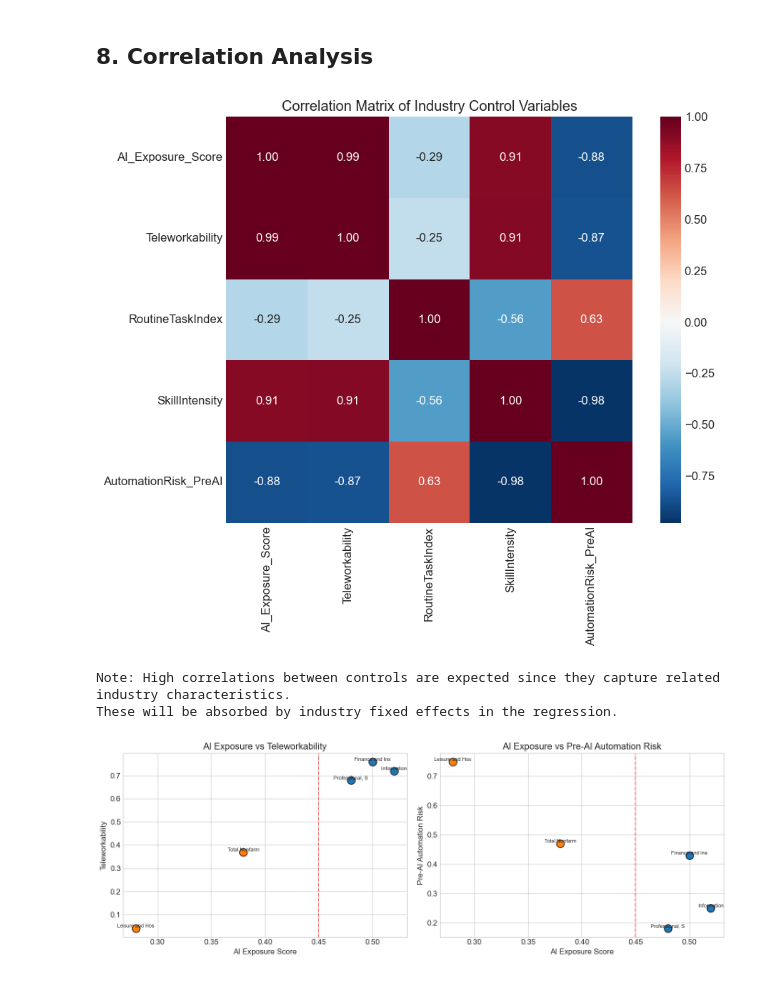
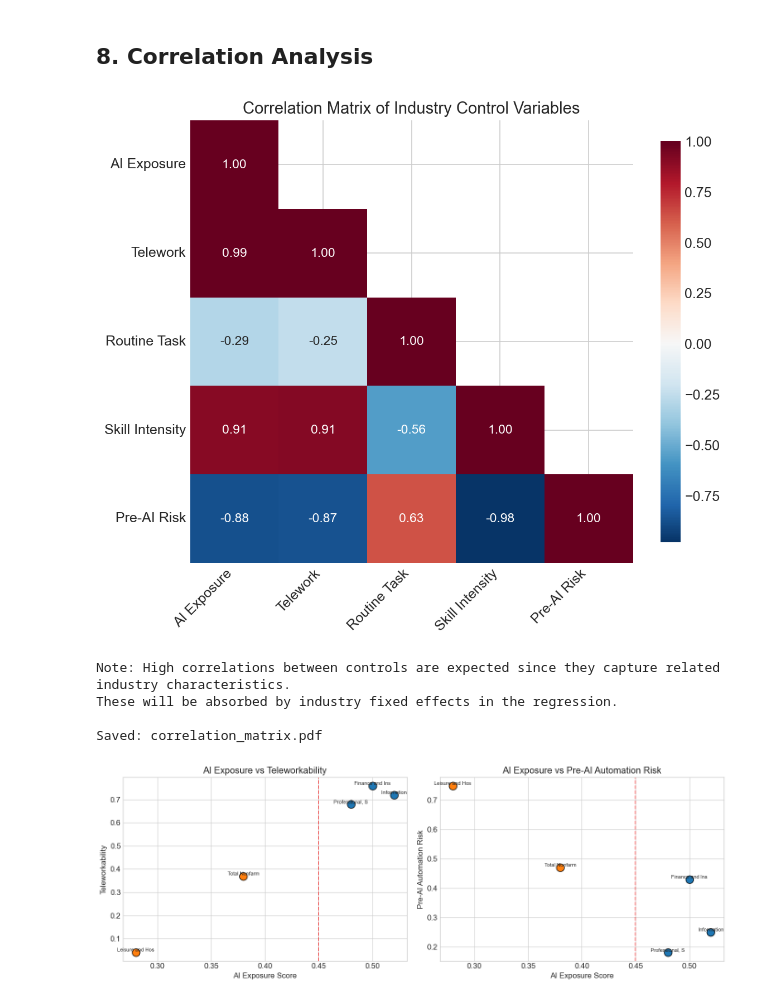
Before and after one commit to jeevanbhatta/AI_Effects_On_Labour_Market, a Jupyter notebook: analysis/preliminary_analysis.ipynb, the cells around one changed output. Cells and saved outputs as stored; diff of their text form; code cells hidden in the pictures.

```diff
--- a/analysis/preliminary_analysis.ipynb
+++ b/analysis/preliminary_analysis.ipynb
@@ -1,18 +1,21 @@
 # %% [markdown]
 ## 1. Setup and Data Loading
 # %%
-!pip install pandas numpy matplotlib seaborn
-
 import pandas as pd
 import numpy as np
 import matplotlib.pyplot as plt
 import seaborn as sns
+import os
+
+# Create figures directory if it doesn't exist
+os.makedirs('../paper/figures', exist_ok=True)
 
 # Set style
 plt.style.use('seaborn-v0_8-whitegrid')
 sns.set_palette('colorblind')
 plt.rcParams['figure.figsize'] = (12, 6)
 plt.rcParams['font.size'] = 12
+plt.rcParams['figure.dpi'] = 150
 
 # Suppress warnings
 import warnings
@@ -458,25 +500,42 @@ This differential shock should be considered in robustness checks.
 # %%
 # Correlation matrix for control variables
 control_vars = ['AI_Exposure_Score', 'Teleworkability', 'RoutineTaskIndex',
                 'SkillIntensity', 'AutomationRisk_PreAI']
 
 # Get unique industry-level values
 industry_controls = df.groupby('Industry')[control_vars].first()
 
-fig, ax = plt.subplots(figsize=(10, 8))
+fig, ax = plt.subplots(figsize=(8, 7))
 corr_matrix = industry_controls.corr()
+
+# Create a mask for upper triangle
+mask = np.triu(np.ones_like(corr_matrix, dtype=bool), k=1)
+
 sns.heatmap(corr_matrix, annot=True, cmap='RdBu_r', center=0,
-            square=True, ax=ax, fmt='.2f')
-ax.set_title('Correlation Matrix of Industry Control Variables')
+            square=True, ax=ax, fmt='.2f', mask=mask,
+            cbar_kws={'shrink': 0.8},
+            annot_kws={'fontsize': 11})
+ax.set_title('Correlation Matrix of Industry Control Variables', fontsize=14)
+
+# Improve label readability
+labels = ['AI Exposure', 'Telework', 'Routine Task', 'Skill Intensity', 'Pre-AI Risk']
+ax.set_xticklabels(labels, rotation=45, ha='right')
+ax.set_yticklabels(labels, rotation=0)
+
 plt.tight_layout()
+plt.savefig('../paper/figures/correlation_matrix.pdf', bbox_inches='tight', dpi=300)
+plt.savefig('../paper/figures/correlation_matrix.png', bbox_inches='tight', dpi=300)
 plt.show()
 
-print("\nNote: High correlations between controls are expected since they capture related industry characteristics.")
+print("Note: High correlations between controls are expected since they capture related industry characteristics.")
 print("These will be absorbed by industry fixed effects in the regression.")
+print("\nSaved: correlation_matrix.pdf")
 # %% [output]
-[figure, old version]
+[figure, new version]
 Note: High correlations between controls are expected since they capture related industry characteristics.
 These will be absorbed by industry fixed effects in the regression.
+
+Saved: correlation_matrix.pdf
 # %%
 # Scatter plot: AI Exposure vs Teleworkability
 fig, axes = plt.subplots(1, 2, figsize=(14, 5))
```
Also changed, not shown: parts of 6 cells of this notebook, 27 other files.
